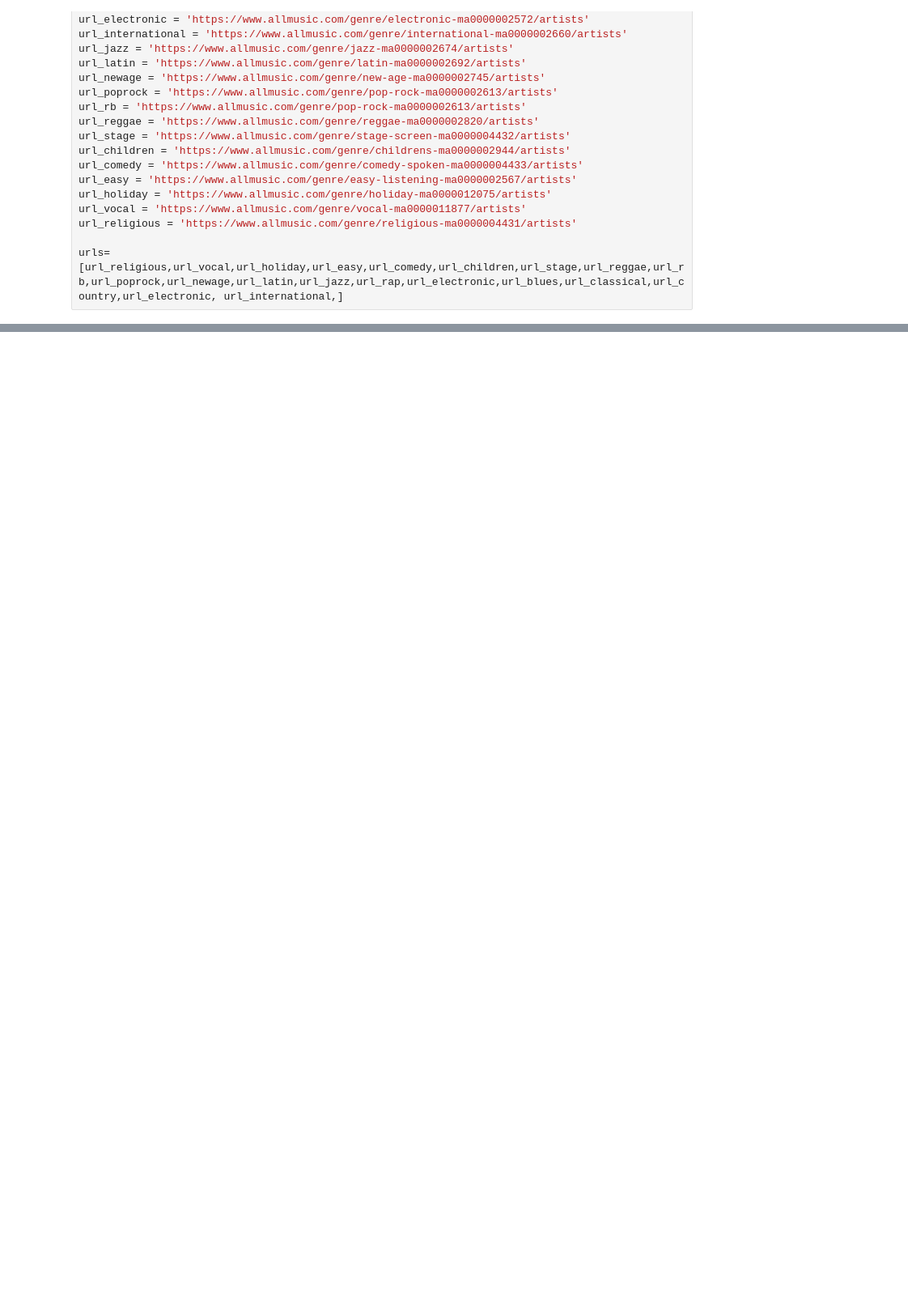
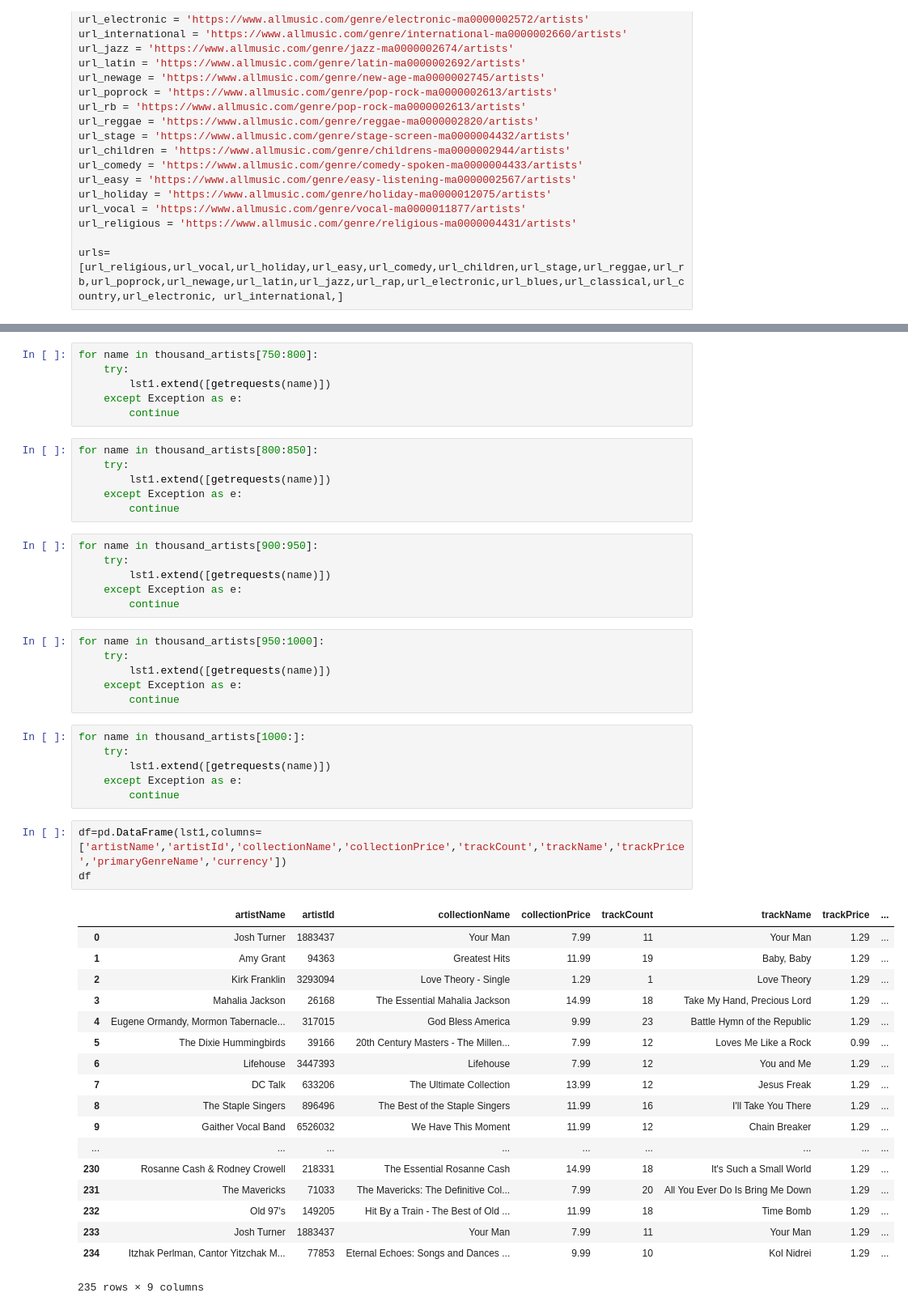
Before and after one commit to Almuglezsalcedo/datamad0119, a Jupyter notebook: module-1/web-project/your-code/main.ipynb, the cells around one changed output, grey strips where cells are left out. Shown: that part at 81% size. Cells and saved outputs as stored; diff of their text form; blank space fills up the shorter version.

```diff
--- a/module-1/web-project/your-code/main.ipynb
+++ b/module-1/web-project/your-code/main.ipynb
@@ -304,0 +208,52 @@ display(df)
+# %%
+for name in thousand_artists[750:800]:
+    try:
+        lst1.extend([getrequests(name)])
+    except Exception as e:
+        continue
+# %%
+for name in thousand_artists[800:850]:
+    try:
+        lst1.extend([getrequests(name)])
+    except Exception as e:
+        continue
+# %%
+for name in thousand_artists[900:950]:
+    try:
+        lst1.extend([getrequests(name)])
+    except Exception as e:
+        continue
+# %%
+for name in thousand_artists[950:1000]:
+    try:
+        lst1.extend([getrequests(name)])
+    except Exception as e:
+        continue
+# %%
+for name in thousand_artists[1000:]:
+    try:
+        lst1.extend([getrequests(name)])
+    except Exception as e:
+        continue
+# %%
+df=pd.DataFrame(lst1,columns=['artistName','artistId','collectionName','collectionPrice','trackCount','trackName','trackPrice','primaryGenreName','currency'])
+df
+# %% [output]
+|  | artistName | artistId | collectionName | collectionPrice | trackCount | trackName | trackPrice | ... |
+| 0 | Josh Turner | 1883437 | Your Man | 7.99 | 11 | Your Man | 1.29 | ... |
+| 1 | Amy Grant | 94363 | Greatest Hits | 11.99 | 19 | Baby, Baby | 1.29 | ... |
+| 2 | Kirk Franklin | 3293094 | Love Theory - Single | 1.29 | 1 | Love Theory | 1.29 | ... |
+| 3 | Mahalia Jackson | 26168 | The Essential Mahalia Jackson | 14.99 | 18 | Take My Hand, Precious Lord | 1.29 | ... |
+| 4 | Eugene Ormandy, Mormon Tabernacle... | 317015 | God Bless America | 9.99 | 23 | Battle Hymn of the Republic | 1.29 | ... |
+| 5 | The Dixie Hummingbirds | 39166 | 20th Century Masters - The Millen... | 7.99 | 12 | Loves Me Like a Rock | 0.99 | ... |
+| 6 | Lifehouse | 3447393 | Lifehouse | 7.99 | 12 | You and Me | 1.29 | ... |
+| 7 | DC Talk | 633206 | The Ultimate Collection | 13.99 | 12 | Jesus Freak | 1.29 | ... |
+| 8 | The Staple Singers | 896496 | The Best of the Staple Singers | 11.99 | 16 | I'll Take You There | 1.29 | ... |
+| 9 | Gaither Vocal Band | 6526032 | We Have This Moment | 11.99 | 12 | Chain Breaker | 1.29 | ... |
+| ... | ... | ... | ... | ... | ... | ... | ... | ... |
+| 230 | Rosanne Cash & Rodney Crowell | 218331 | The Essential Rosanne Cash | 14.99 | 18 | It's Such a Small World | 1.29 | ... |
+| 231 | The Mavericks | 71033 | The Mavericks: The Definitive Col... | 7.99 | 20 | All You Ever Do Is Bring Me Down | 1.29 | ... |
+| 232 | Old 97's | 149205 | Hit By a Train - The Best of Old ... | 11.99 | 18 | Time Bomb | 1.29 | ... |
+| 233 | Josh Turner | 1883437 | Your Man | 7.99 | 11 | Your Man | 1.29 | ... |
+| 234 | Itzhak Perlman, Cantor Yitzchak M... | 77853 | Eternal Echoes: Songs and Dances ... | 9.99 | 10 | Kol Nidrei | 1.29 | ... |
+235 rows × 9 columns
```
Also changed, not shown: parts of 46 cells of this notebook, 1 other file.
